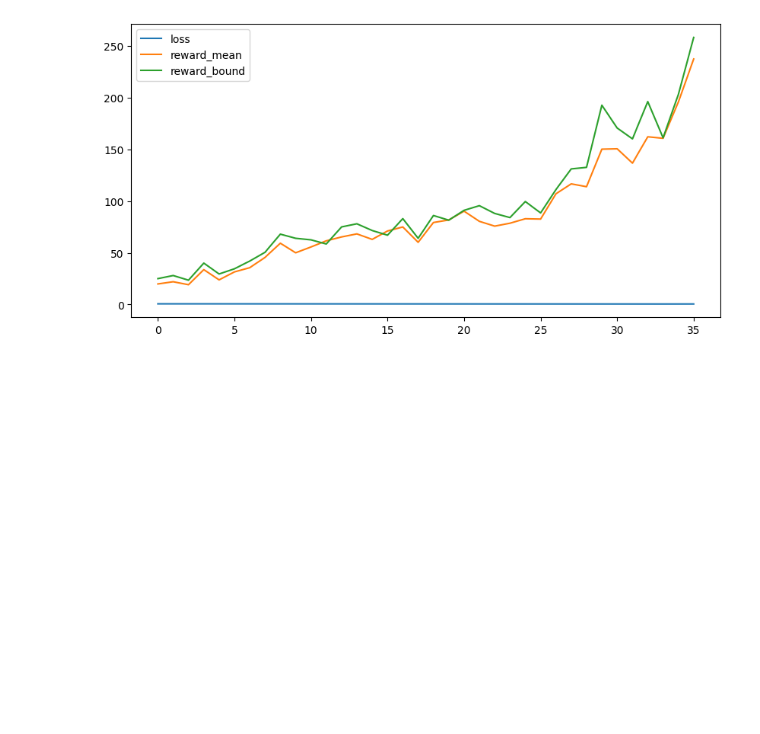
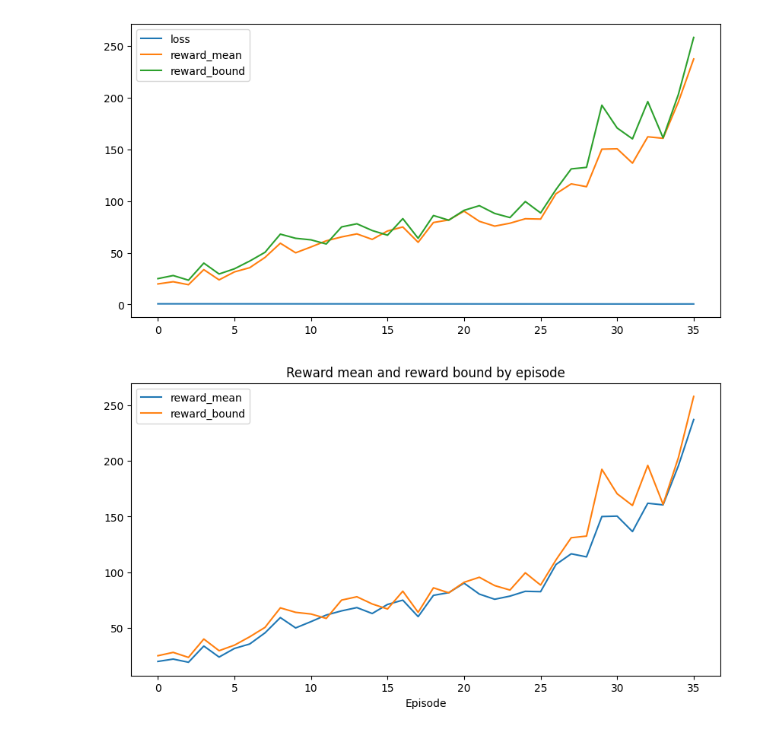
Before and after one commit to TienNHM/CartPole-CrossEntropyMethod, a Jupyter notebook: cartpole.ipynb, the cells around one changed output. Saved outputs shown, nothing was run; the diff lists cells and outputs as text; code cells hidden in the pictures; blank space fills up the shorter version.

Commit message:
Add images for reward, loss, and cartpole

```diff
--- a/cartpole.ipynb
+++ b/cartpole.ipynb
@@ -198,3 +189,14 @@ plt.show()
 35: loss=0.535, reward_mean=237.2, rw_bound=258.0
 Solved!
 [figure]
+# %%
+# Vẽ biểu đồ reward_mean, reward_bound theo episode
+plt.figure(figsize=(10, 5))
+plt.plot(df['episode'], df['reward_mean'], label='reward_mean')
+plt.plot(df['episode'], df['reward_bound'], label='reward_bound')
+plt.title('Reward mean and reward bound by episode')
+plt.xlabel('Episode')
+plt.legend()
+plt.show()
+# %% [output]
+[figure, added]
```
Also changed, not shown: parts of 2 cells of this notebook, 5 other files.
